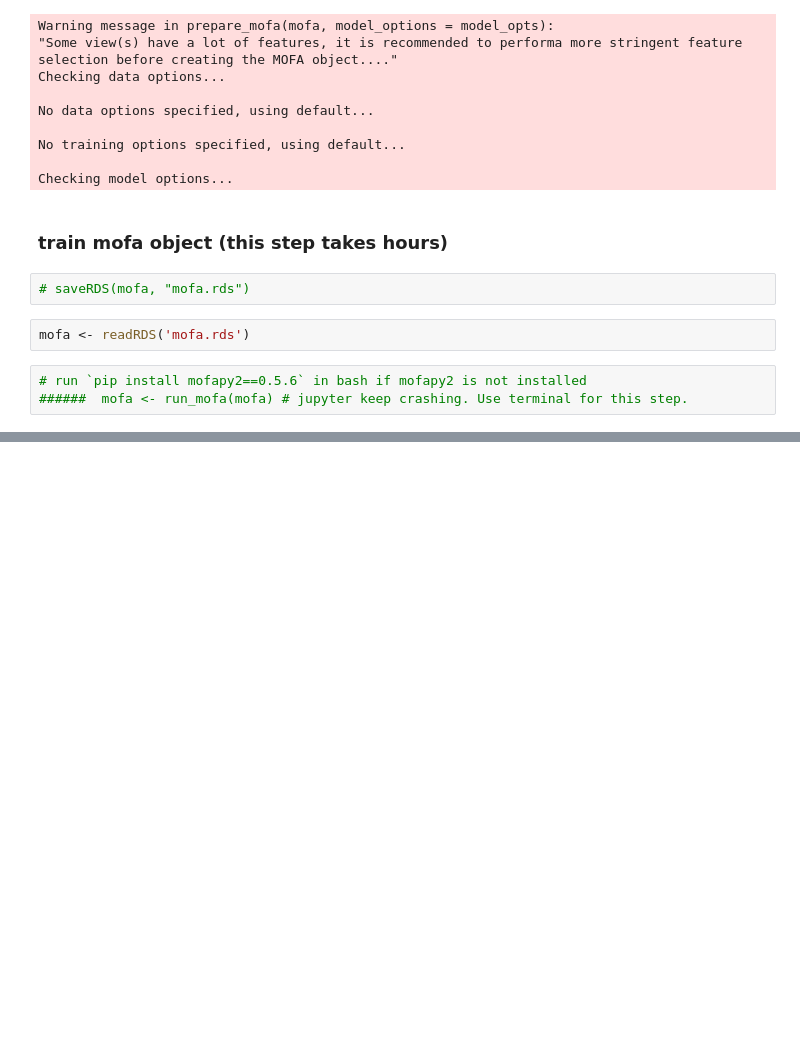
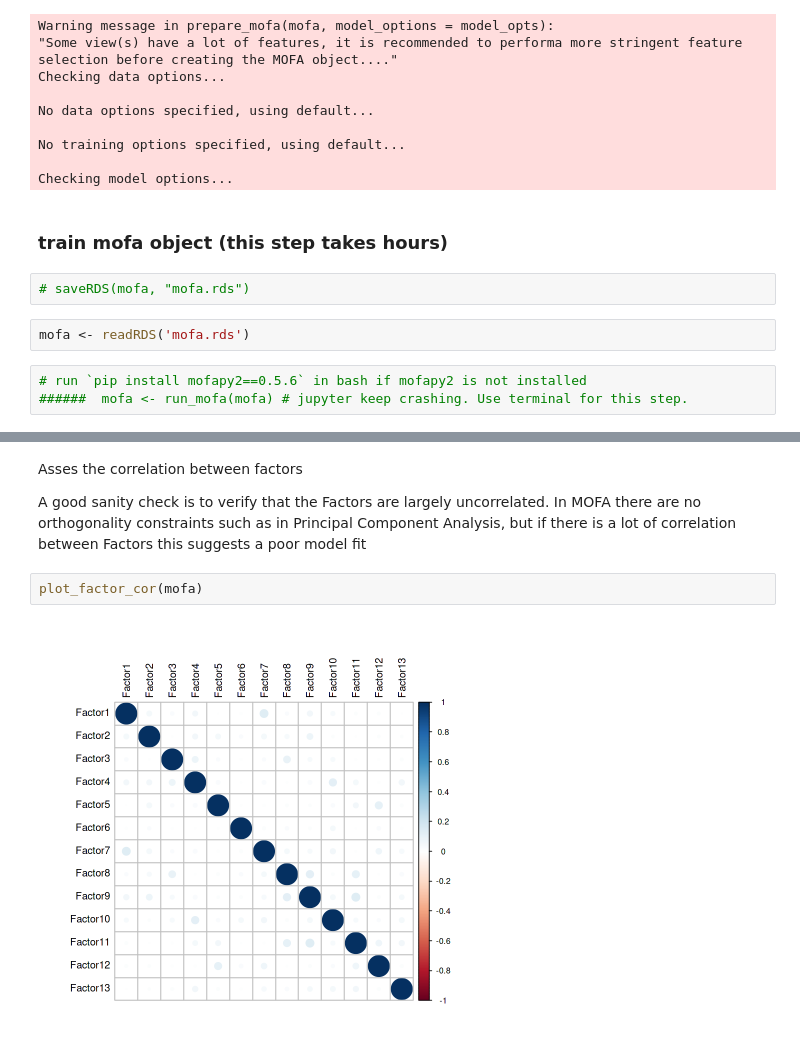
Before and after one commit to jonasjonker/Integrated-Bioinformatics-Project, a Jupyter notebook: notebooks/mofa-vignette.ipynb, the cells around one changed output, grey strips where cells are left out. Cells and saved outputs as stored; diff of their text form; blank space fills up the shorter version.

```diff
--- a/notebooks/mofa-vignette.ipynb
+++ b/notebooks/mofa-vignette.ipynb
@@ -449,0 +462,8 @@ mofa <- readRDS('mofa.rds')
+# %% [markdown]
+Asses the correlation between factors
+
+A good sanity check is to verify that the Factors are largely uncorrelated. In MOFA there are no orthogonality constraints such as in Principal Component Analysis, but if there is a lot of correlation between Factors this suggests a poor model fit
+# %%
+plot_factor_cor(mofa)
+# %% [output]
+[figure, added]
```
Also changed, not shown: parts of 75 cells of this notebook.
